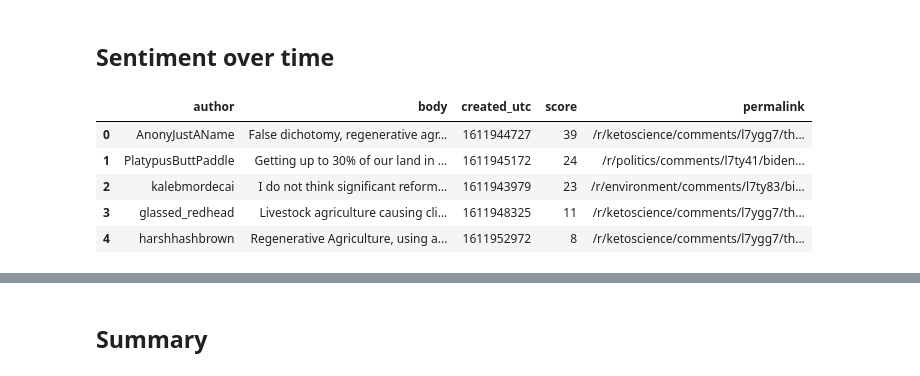
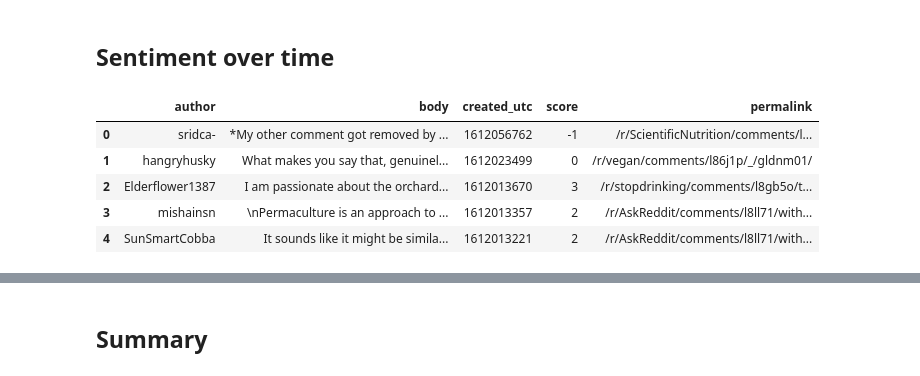
Before and after one commit to fariha23/Sentiment_Analysis_Web_Dashboard, a Jupyter notebook: notebooks/sentiment_analysis_ver2.ipynb, the cells around one changed output, grey strips where cells are left out. Cells and saved outputs as stored; diff of their text form; code cells hidden in the pictures.

Commit message:
working dashboard with table and a graph

```diff
--- a/notebooks/sentiment_analysis_ver2.ipynb
+++ b/notebooks/sentiment_analysis_ver2.ipynb
@@ -149,30 +149,30 @@ import textblob
 # %%
 data = get_pushshift_data(data_type="comment",
                           q="regenerative agriculture",
                           #q= query_phrase,
-                          after=data_days,
+                          after="7d",
                           #after = days ,
                           size=1000,
-                          sort_type="score",
+                          #sort_type="score",
                           sort="desc").get("data")
 
 
 # define columns of interest
 columns_of_interest = ["author", "body", "created_utc", "score", "permalink"]
 
 # transform the response into a dataframe with relevant columns
 df= pd.DataFrame.from_records(data)[columns_of_interest]
 #df =pd.DataFrame.from_records(data)
 
 
 df.head()
 # %% [output]
 |  | author | body | created_utc | score | permalink |
-| 0 | AnonyJustAName | False dichotomy, regenerative agr... | 1611944727 | 39 | /r/ketoscience/comments/l7ygg7/th... |
-| 1 | PlatypusButtPaddle | Getting up to 30% of our land in ... | 1611945172 | 24 | /r/politics/comments/l7ty41/biden... |
-| 2 | kalebmordecai | I do not think significant reform... | 1611943979 | 23 | /r/environment/comments/l7ty83/bi... |
-| 3 | glassed_redhead | Livestock agriculture causing cli... | 1611948325 | 11 | /r/ketoscience/comments/l7ygg7/th... |
-| 4 | harshhashbrown | Regenerative Agriculture, using a... | 1611952972 | 8 | /r/ketoscience/comments/l7ygg7/th... |
+| 0 | sridca- | *My other comment got removed by ... | 1612056762 | -1 | /r/ScientificNutrition/comments/l... |
+| 1 | hangryhusky | What makes you say that, genuinel... | 1612023499 | 0 | /r/vegan/comments/l86j1p/_/gldnm01/ |
+| 2 | Elderflower1387 | I am passionate about the orchard... | 1612013670 | 3 | /r/stopdrinking/comments/l8gb5o/t... |
+| 3 | mishainsn | \nPermaculture is an approach to ... | 1612013357 | 2 | /r/AskReddit/comments/l8ll71/with... |
+| 4 | SunSmartCobba | It sounds like it might be simila... | 1612013221 | 2 | /r/AskReddit/comments/l8ll71/with... |
 # %%
 #### create a column with sentiment polarity
 df["sentiment_polarity"] = df.apply(lambda row: textblob.TextBlob(row["body"]).sentiment.polarity, axis=1)
```
Also changed, not shown: parts of 6 cells of this notebook, 1 other file.
